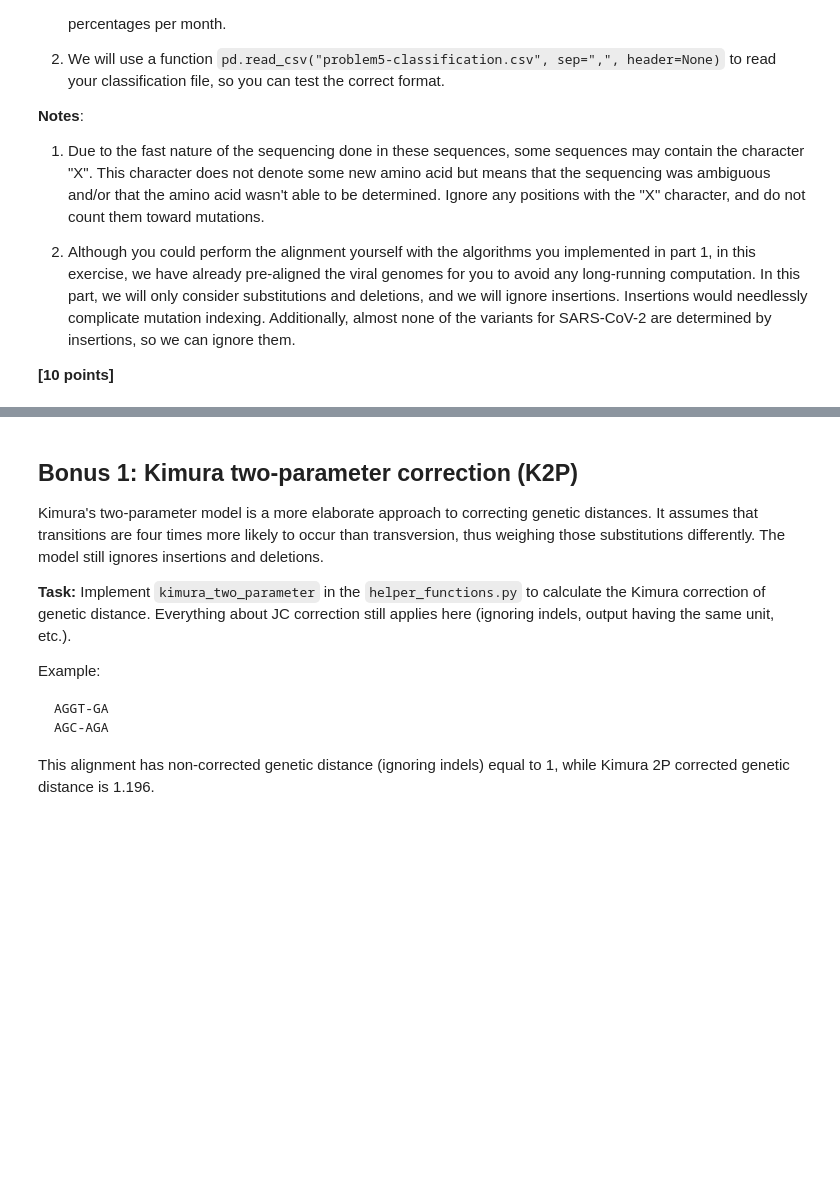
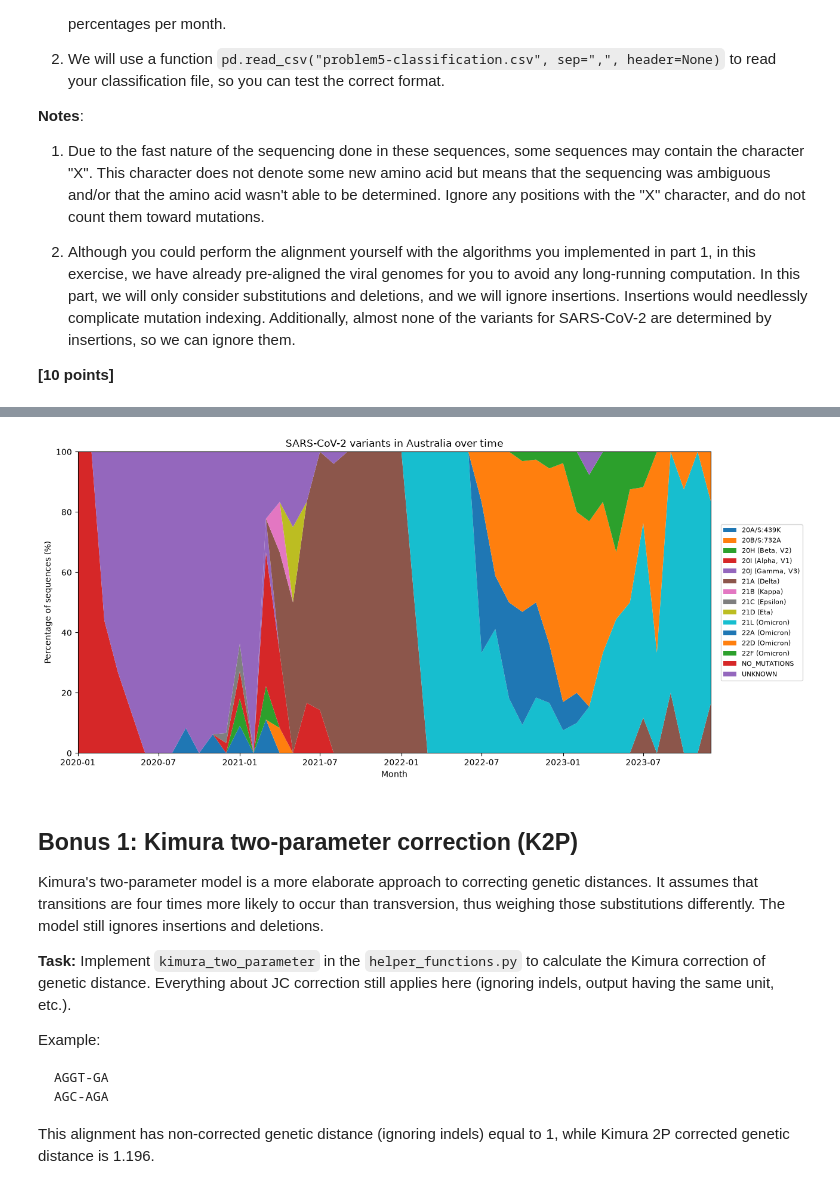
Before and after one commit to jaykneefur/assign_viral_evo, a Jupyter notebook: viral_evo_workbook.ipynb, the cells around one changed output, grey strips where cells are left out. Drawn from its saved outputs; the diff is of its cells as text; code cells hidden in the pictures; blank space fills up the shorter version.

Commit message:
Problem 5: variant classification and distribution over time

```diff
--- a/viral_evo_workbook.ipynb
+++ b/viral_evo_workbook.ipynb
@@ -428,3 +494,25 @@ After you have assigned all the sequences to a variant, create a plot showing th
+# %%
+# Percentage of each variant per month
+df["month"] = pd.to_datetime(df["date"]).dt.to_period("M").dt.to_timestamp()
+counts = df.groupby(["month", "variant"]).size().unstack(fill_value=0)
+pct = counts.div(counts.sum(axis=1), axis=0) * 100
+
+# Put UNKNOWN and NO_MUTATIONS last so the named variants stay in a consistent order
+ordered = [c for c in pct.columns if c not in ("UNKNOWN", "NO_MUTATIONS")] + \
+          [c for c in ("NO_MUTATIONS", "UNKNOWN") if c in pct.columns]
+pct = pct[ordered]
+
+fig, ax = plt.subplots(figsize=(13, 6))
+ax.stackplot(pct.index, pct.T.values, labels=pct.columns)
+ax.set(xlabel="Month", ylabel="Percentage of sequences (%)", ylim=(0, 100),
+       xlim=(pct.index.min(), pct.index.max()),
+       title="SARS-CoV-2 variants in Australia over time")
+ax.legend(loc="center left", bbox_to_anchor=(1.01, 0.5), fontsize=8)
+plt.tight_layout()
+plt.savefig("problem5.svg")
+plt.show()
+# %% [output]
+[figure, added]
 # %% [markdown]
 ## Bonus 1: Kimura two-parameter correction (K2P)
 
```
Also changed, not shown: parts of 4 cells of this notebook, 5 other files.
